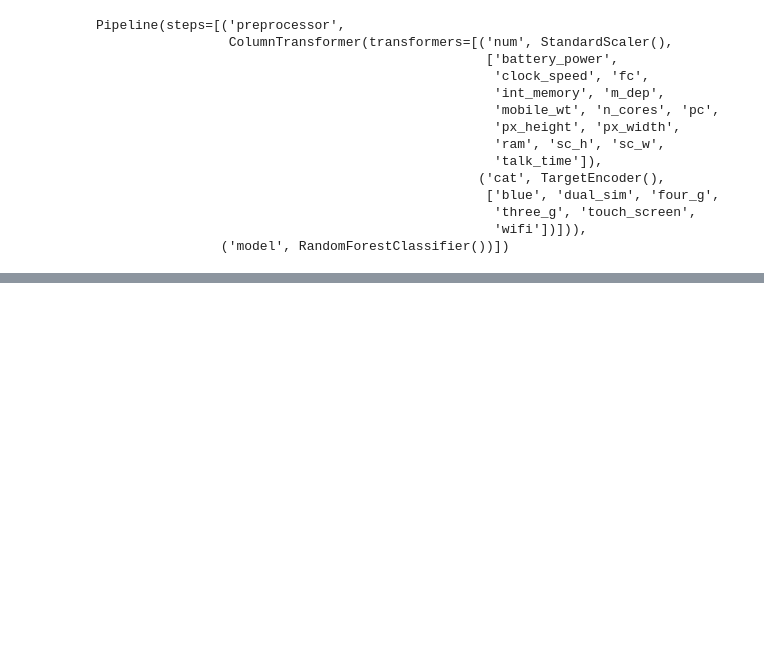
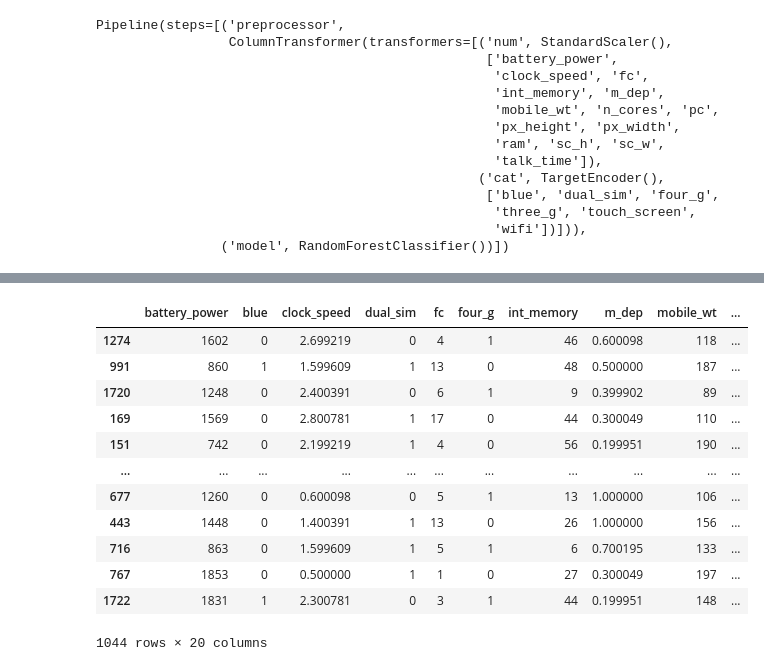
Before and after one commit to Alexandr-Fenske/IIS-lab1, a Jupyter notebook: research/research.ipynb, the cells around one changed output, grey strips where cells are left out. Cells and saved outputs as stored; diff of their text form; code cells hidden in the pictures; blank space fills up the shorter version.

```diff
--- a/research/research.ipynb
+++ b/research/research.ipynb
@@ -190,0 +188,22 @@ fix
+# %%
+from sklearn.preprocessing import PolynomialFeatures
+
+X_train_fe_sklearn = X_train.copy()
+
+pf = PolynomialFeatures(degree=2)
+
+X_train_fe_sklearn
+# %% [output]
+|  | battery_power | blue | clock_speed | dual_sim | fc | four_g | int_memory | m_dep | mobile_wt | ... |
+| 1274 | 1602 | 0 | 2.699219 | 0 | 4 | 1 | 46 | 0.600098 | 118 | ... |
+| 991 | 860 | 1 | 1.599609 | 1 | 13 | 0 | 48 | 0.500000 | 187 | ... |
+| 1720 | 1248 | 0 | 2.400391 | 0 | 6 | 1 | 9 | 0.399902 | 89 | ... |
+| 169 | 1569 | 0 | 2.800781 | 1 | 17 | 0 | 44 | 0.300049 | 110 | ... |
+| 151 | 742 | 0 | 2.199219 | 1 | 4 | 0 | 56 | 0.199951 | 190 | ... |
+| ... | ... | ... | ... | ... | ... | ... | ... | ... | ... | ... |
+| 677 | 1260 | 0 | 0.600098 | 0 | 5 | 1 | 13 | 1.000000 | 106 | ... |
+| 443 | 1448 | 0 | 1.400391 | 1 | 13 | 0 | 26 | 1.000000 | 156 | ... |
+| 716 | 863 | 0 | 1.599609 | 1 | 5 | 1 | 6 | 0.700195 | 133 | ... |
+| 767 | 1853 | 0 | 0.500000 | 1 | 1 | 0 | 27 | 0.300049 | 197 | ... |
+| 1722 | 1831 | 1 | 2.300781 | 0 | 3 | 1 | 44 | 0.199951 | 148 | ... |
+1044 rows × 20 columns
```
Also changed, not shown: parts of 7 cells of this notebook.
